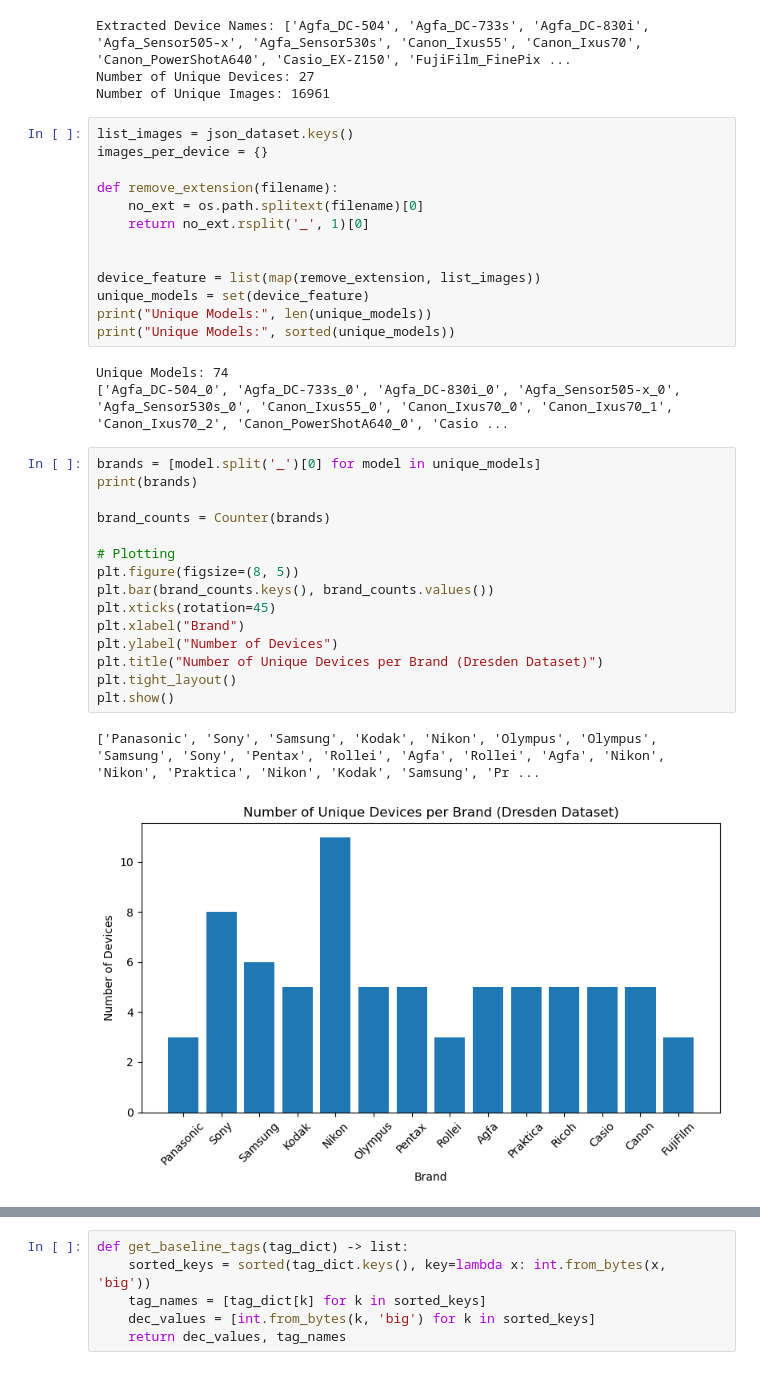
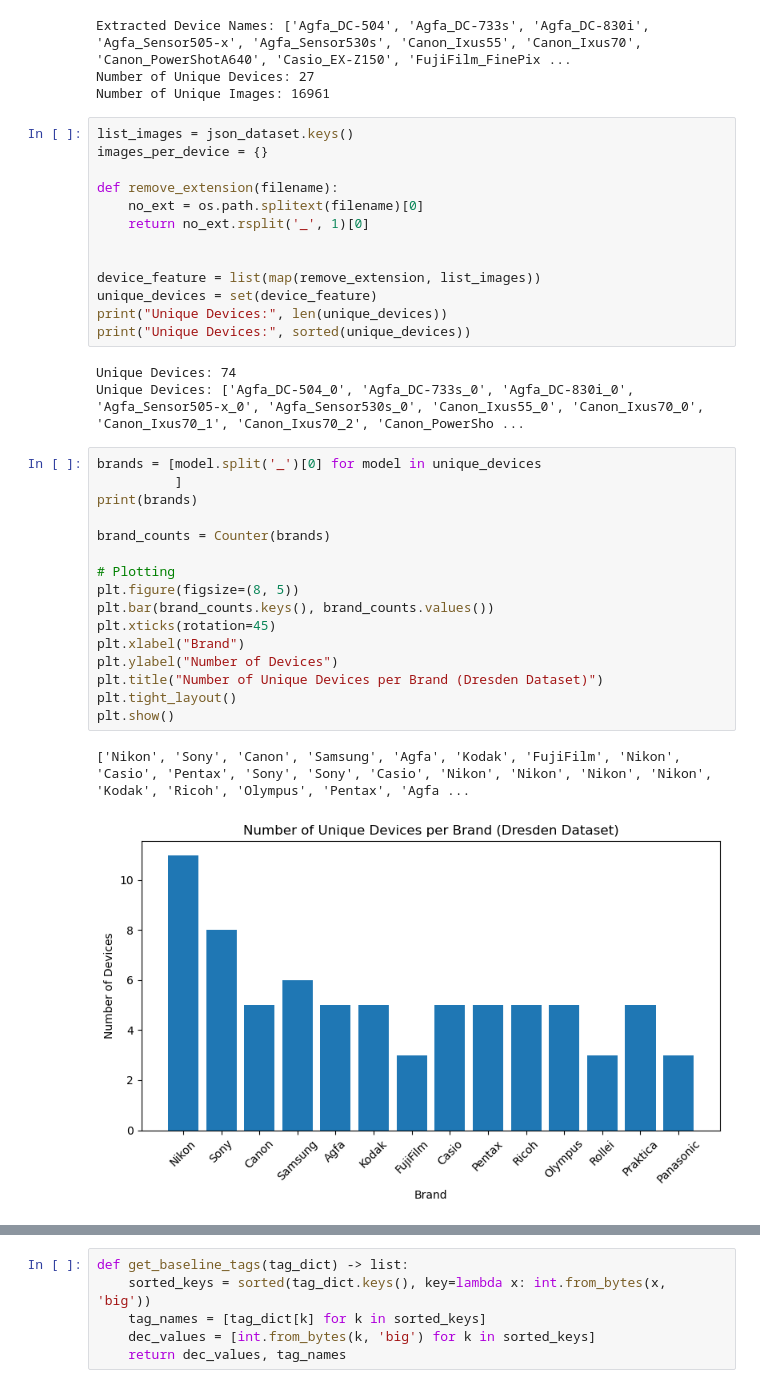
Before and after one commit to skivdal/ImageHat, a Jupyter notebook: device_attribution_ml.ipynb, the cells around one changed output, grey strips where cells are left out. Cells and saved outputs as stored; diff of their text form.

```diff
--- a/device_attribution_ml.ipynb
+++ b/device_attribution_ml.ipynb
@@ -68,27 +80,28 @@ def remove_extension(filename):
 
 
 device_feature = list(map(remove_extension, list_images))
-unique_models = set(device_feature)
-print("Unique Models:", len(unique_models))
-print("Unique Models:", sorted(unique_models))
+unique_devices = set(device_feature)
+print("Unique Devices:", len(unique_devices))
+print("Unique Devices:", sorted(unique_devices))
 # %% [output]
-Unique Models: 74
-['Agfa_DC-504_0', 'Agfa_DC-733s_0', 'Agfa_DC-830i_0', 'Agfa_Sensor505-x_0', 'Agfa_Sensor530s_0', 'Canon_Ixus55_0', 'Canon_Ixus70_0', 'Canon_Ixus70_1', 'Canon_Ixus70_2', 'Canon_PowerShotA640_0', 'Casio ...
+Unique Devices: 74
+Unique Devices: ['Agfa_DC-504_0', 'Agfa_DC-733s_0', 'Agfa_DC-830i_0', 'Agfa_Sensor505-x_0', 'Agfa_Sensor530s_0', 'Canon_Ixus55_0', 'Canon_Ixus70_0', 'Canon_Ixus70_1', 'Canon_Ixus70_2', 'Canon_PowerSho ...
 # %%
-brands = [model.split('_')[0] for model in unique_models]
+brands = [model.split('_')[0] for model in unique_devices
+          ]
 print(brands)
 
 brand_counts = Counter(brands)
 
 # Plotting
 plt.figure(figsize=(8, 5))
 plt.bar(brand_counts.keys(), brand_counts.values())
 plt.xticks(rotation=45)
 plt.xlabel("Brand")
 plt.ylabel("Number of Devices")
 plt.title("Number of Unique Devices per Brand (Dresden Dataset)")
 plt.tight_layout()
 plt.show()
 # %% [output]
-['Panasonic', 'Sony', 'Samsung', 'Kodak', 'Nikon', 'Olympus', 'Olympus', 'Samsung', 'Sony', 'Pentax', 'Rollei', 'Agfa', 'Rollei', 'Agfa', 'Nikon', 'Nikon', 'Praktica', 'Nikon', 'Kodak', 'Samsung', 'Pr ...
+['Nikon', 'Sony', 'Canon', 'Samsung', 'Agfa', 'Kodak', 'FujiFilm', 'Nikon', 'Casio', 'Pentax', 'Sony', 'Sony', 'Casio', 'Nikon', 'Nikon', 'Nikon', 'Nikon', 'Kodak', 'Ricoh', 'Olympus', 'Pentax', 'Agfa ...
-[figure, old version]
+[figure, new version]
```
Also changed, not shown: parts of 54 cells of this notebook, 16 other files.
